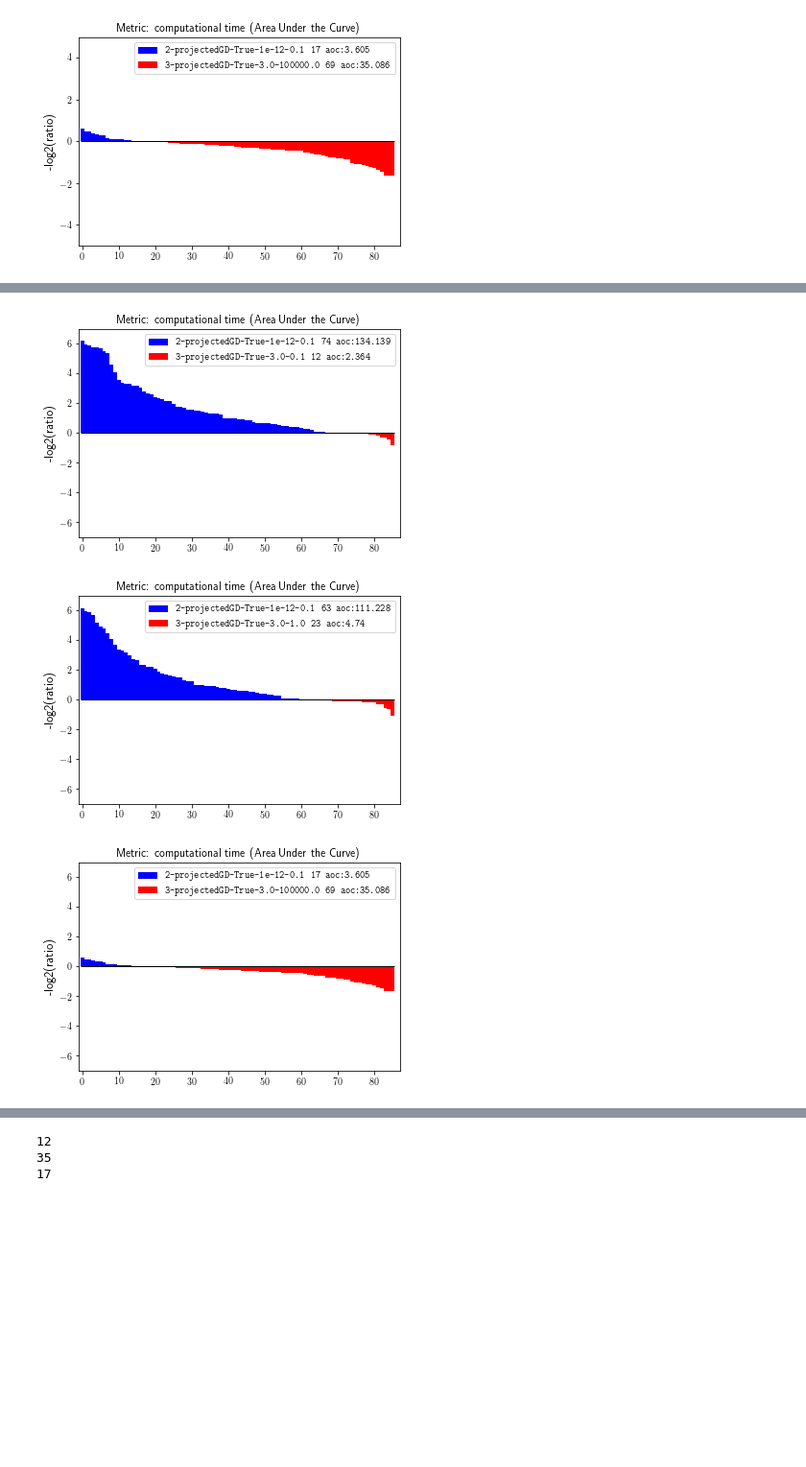
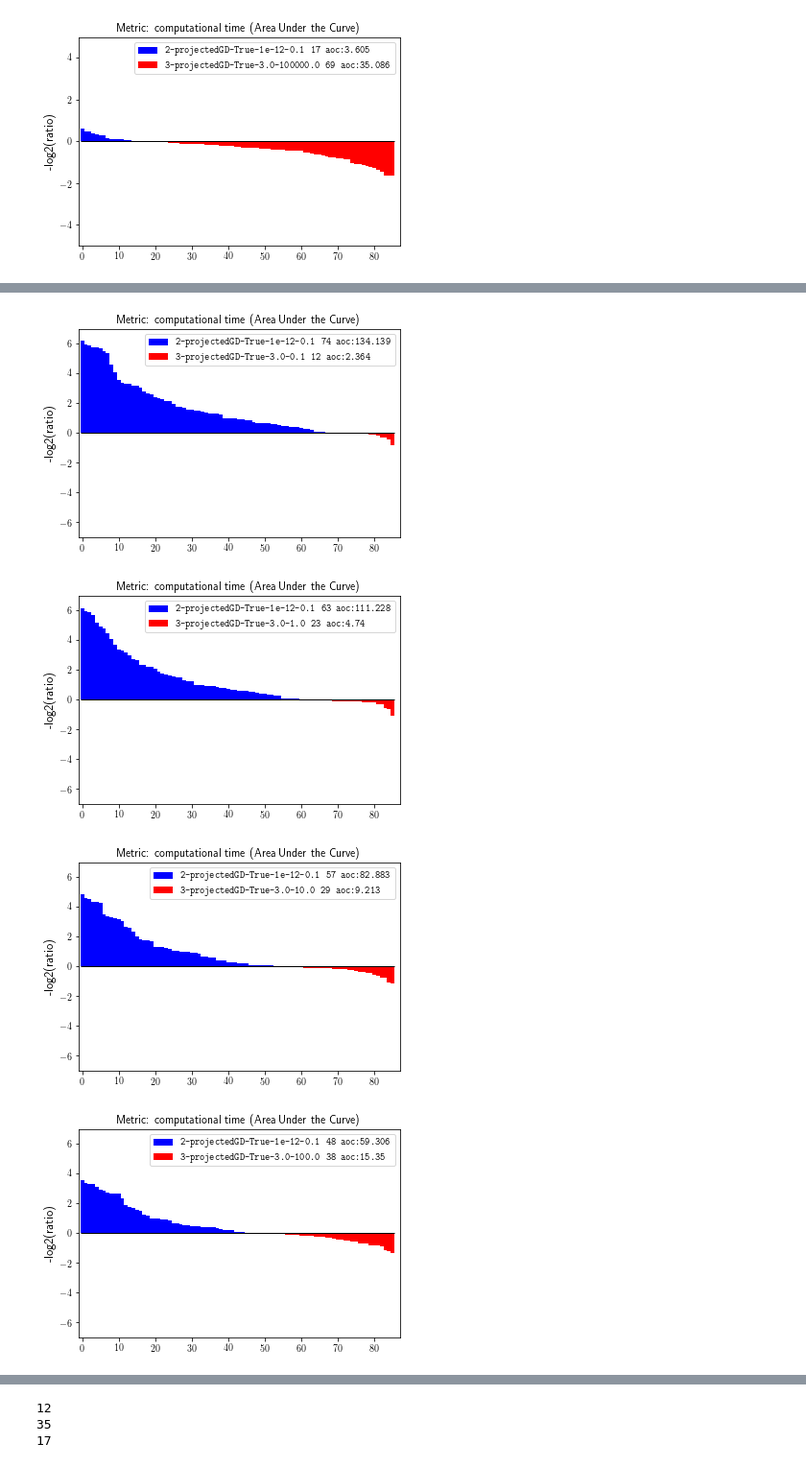
Before and after one commit to Yutong-Dai/InexactPG, a Jupyter notebook: AnalyzeExperiments/projGD123.ipynb, the cells around one changed output, grey strips where cells are left out. Shown at 96% size. Cells and saved outputs as stored; diff of their text form; code cells hidden in the pictures; blank space fills up the shorter version.

```diff
--- a/AnalyzeExperiments/projGD123.ipynb
+++ b/AnalyzeExperiments/projGD123.ipynb
@@ -66,7 +66,7 @@ After subsetting, 86 instances are kept.
 =================
 Best params: 2-projectedGD-True-1e-12-0.1
 # %%
-inexact_type=3; param1_lst = [3.0]; param2_lst = [1e-1, 1e0,  1e3, 1e5]
+inexact_type=3; param1_lst = [3.0]; param2_lst = [1e-1, 1e0, 1e1, 1e2, 1e3, 1e4, 1e5]
 algo_df_dict_inexact_type3 = get_all(logdir, date, inexact_type, loss, subsolver, warm_start,
                              lam_shrink, group_size, overlap_ratio,
                              excludes, param1_lst, param2_lst)
@@ -115,7 +115,7 @@ After subsetting, 86 instances are kept.
 [figure]
 [figure]
 # %%
-for c in [1e-1, 1e0, 1e5]:
+for c in [1e-1, 1e0, 1e1, 1e2, 1e3, 1e4, 1e5]:
     final = {}
     final[inexact_type2_best] = algo_df_dict_inexact_type2[inexact_type2_best]
     type3_sensitivity = f'3-projectedGD-True-3.0-{c}'
@@ -136,3 +144,4 @@ After subsetting, 86 instances are kept.
 [figure]
 [figure]
-[figure, old version]
+[figure, new version]
+[figure, added]
```
Also changed, not shown: parts of 3 cells of this notebook, 1 other file.
